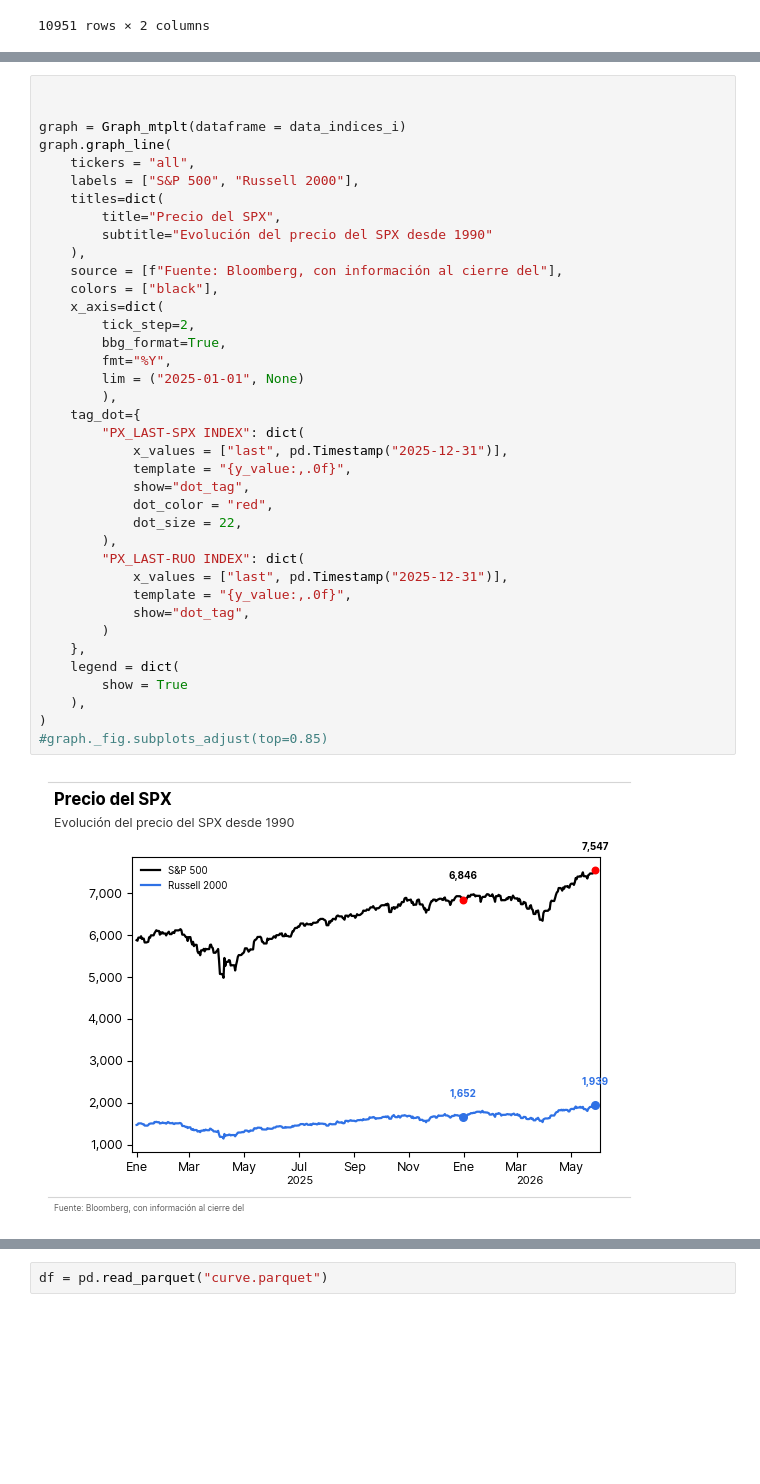
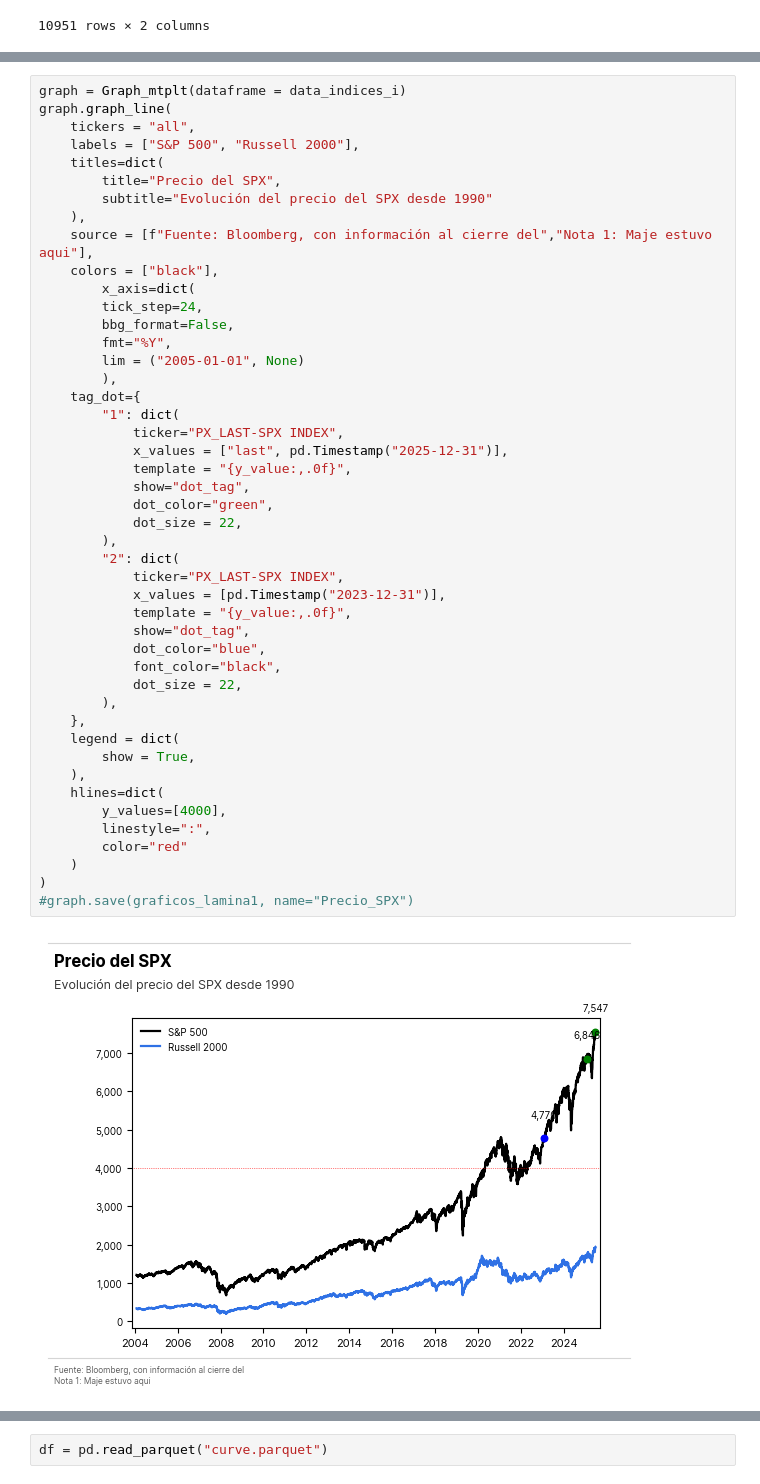
Before and after one commit to jc-ocampob/helpers_ps, a Jupyter notebook: Pruebas.ipynb, the cells around one changed output, grey strips where cells are left out. Drawn from its saved outputs; the diff is of its cells as text; blank space fills up the shorter version.

```diff
--- a/Pruebas.ipynb
+++ b/Pruebas.ipynb
@@ -89,40 +91,48 @@ data_indices_i
 # %%
-
-
 graph = Graph_mtplt(dataframe = data_indices_i)
 graph.graph_line(
     tickers = "all",
     labels = ["S&P 500", "Russell 2000"],
     titles=dict(
         title="Precio del SPX",
         subtitle="Evolución del precio del SPX desde 1990"
     ),
-    source = [f"Fuente: Bloomberg, con información al cierre del"],
+    source = [f"Fuente: Bloomberg, con información al cierre del","Nota 1: Maje estuvo aqui"],
     colors = ["black"],
-    x_axis=dict(
-        tick_step=2,
-        bbg_format=True,
+        x_axis=dict(
+        tick_step=24,
+        bbg_format=False,
         fmt="%Y",
-        lim = ("2025-01-01", None)
+        lim = ("2005-01-01", None)
         ),
     tag_dot={
-        "PX_LAST-SPX INDEX": dict(
+        "1": dict(
+            ticker="PX_LAST-SPX INDEX",
             x_values = ["last", pd.Timestamp("2025-12-31")],
             template = "{y_value:,.0f}",
             show="dot_tag",
-            dot_color = "red",
+            dot_color="green",
             dot_size = 22,
         ),
-        "PX_LAST-RUO INDEX": dict(
-            x_values = ["last", pd.Timestamp("2025-12-31")],
+        "2": dict(
+            ticker="PX_LAST-SPX INDEX",
+            x_values = [pd.Timestamp("2023-12-31")],
             template = "{y_value:,.0f}",
             show="dot_tag",
-        )
+            dot_color="blue",
+            font_color="black",
+            dot_size = 22,
+        ),
     },
     legend = dict(
-        show = True
+        show = True,
     ),
+    hlines=dict(
+        y_values=[4000],
+        linestyle=":",
+        color="red"
+    )
 )
-#graph._fig.subplots_adjust(top=0.85)
+#graph.save(graficos_lamina1, name="Precio_SPX")
 # %% [output]
-[figure, old version]
+[figure, new version]
```
Also changed, not shown: parts of 8 cells of this notebook, 3 other files.
